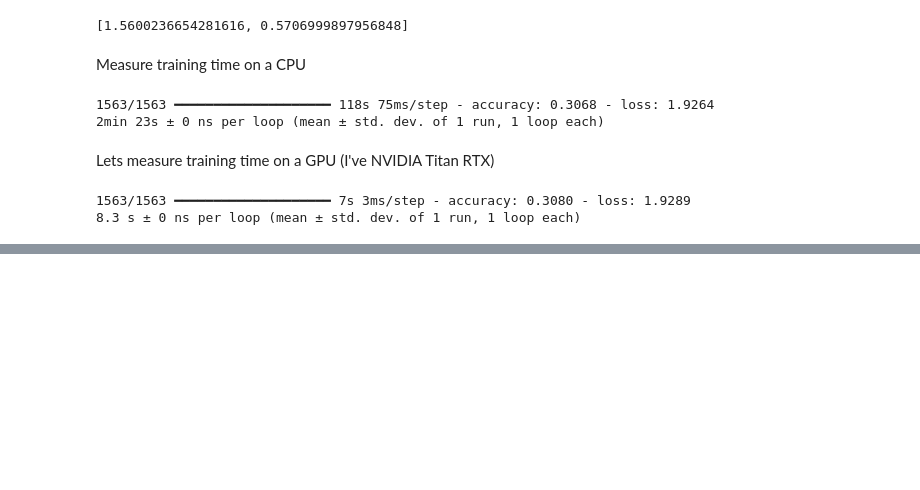
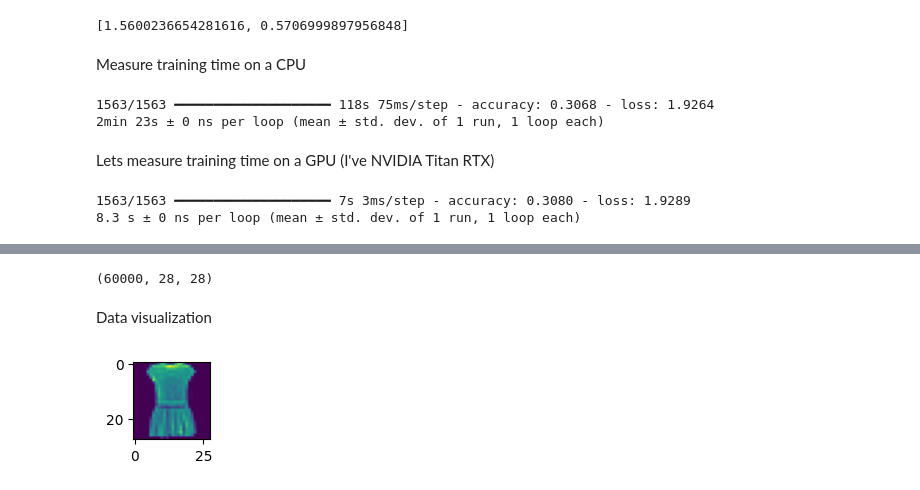
Before and after one commit to babatundeibukun/DEEP-LEARNING-PROJECT---COMPUTER, a Jupyter notebook: GPU_vs_CPU_benchmarking.ipynb, the cells around one changed output, grey strips where cells are left out. Saved outputs shown, nothing was run; the diff lists cells and outputs as text; code cells hidden in the pictures; blank space fills up the shorter version.

```diff
--- a/GPU_vs_CPU_benchmarking.ipynb
+++ b/GPU_vs_CPU_benchmarking.ipynb
@@ -244,0 +252,16 @@ with tf.device('/GPU:0'):
+# %%
+(x_train, y_train), (x_test, y_test) = keras.datasets.fashion_mnist.load_data()
+# %%
+x_train.shape
+# %% [output]
+(60000, 28, 28)
+# %% [markdown]
+Data visualization
+# %%
+def show_image(index):
+  plt.figure(figsize=(10,1))
+  plt.imshow(x_train[index])
+# %%
+show_image(3)
+# %% [output]
+[figure, added]
```
Also changed, not shown: parts of 14 cells of this notebook.
